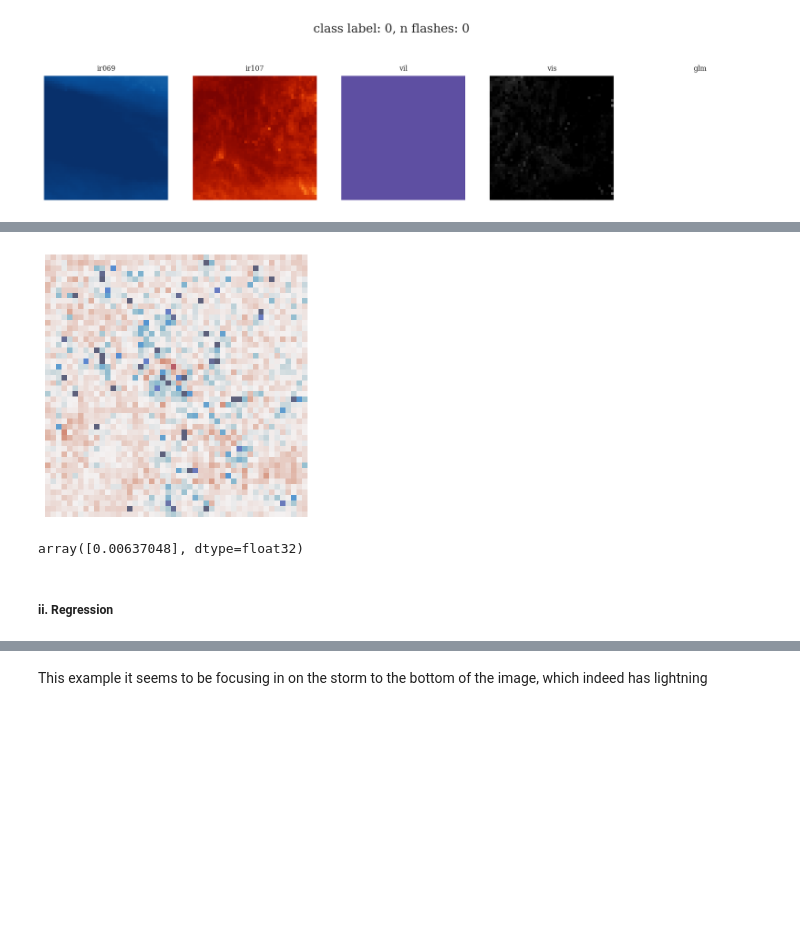
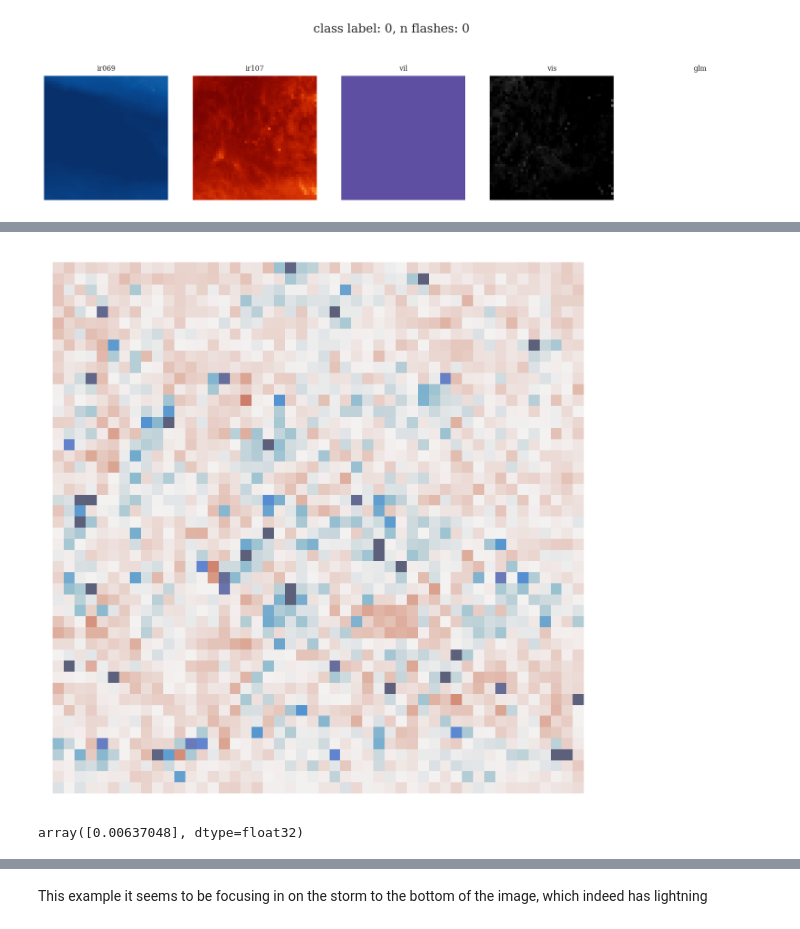
Before and after one commit to ai2es/tai4es-trustathon-2022, a Jupyter notebook: severe/notebooks/Notebook_02a_DeepXAI_SHAP.ipynb, the cells around one changed output, grey strips where cells are left out. Saved outputs shown, nothing was run; the diff lists cells and outputs as text; code cells hidden in the pictures; blank space fills up the shorter version.

```diff
--- a/severe/notebooks/Notebook_02a_DeepXAI_SHAP.ipynb
+++ b/severe/notebooks/Notebook_02a_DeepXAI_SHAP.ipynb
@@ -185,7 +235,9 @@ For the classification CNN, the top feature was VIL, which is consistent with th
 SHAP needs training examples to learn the shap values from. To do this, we will give the shap python package 100 randomly sampled examples from the training dataset
 # %%
 #select a set of background examples to take an expectation over
-background = ds_train.isel(n_samples=np.random.randint(0,ds_train.n_samples.shape[0],size=100))
+rs = np.random.RandomState(123)
+
+background = ds_train.isel(n_samples=rs.randint(0,ds_train.n_samples.shape[0],size=100))
 background = background.features.values
 
 # explain predictions of the model on four images
@@ -357,5 +431,5 @@ divide by zero encountered in log10
 Below the shap values for the classification model for the no lightning event we chose. This is a confident prediction from the model that there is no lighting, the prediction is effectively 0.
 # %%
-shap_values = class_explainer.shap_values(im[np.newaxis,:,:,:])[0][0]
-ax,m = make_plot(im,mask=shap_values,maskalpha=0.7,title=None)
+shap_values_class = class_explainer.shap_values(im[np.newaxis,:,:,:])[0][0]
+ax = make_plot(im,mask=shap_values_class, normalize=True, mask_thresh=0.00025)
 # %% [output]
@@ -365,12 +445,12 @@ Our interpretation of this is that in general the CNN is not focusing in on any
 # %%
 #by default it outputs channelwise results, so here we sum them together
-shap_values_summed = np.sum(shap_values,axis=-1)
-fig,axes = plt.subplots(1,1,figsize=[4, 4])
+shap_values_summed = np.sum(shap_values_class,axis=-1)
+fig,axes = plt.subplots(1,1,figsize=[4, 4], dpi=170)
 fig.set_facecolor('w')
 mask = standardanom(shap_values_summed)
 axes.imshow(mask,cmap=cmocean.cm.balance,alpha=0.7,vmin=-4,vmax=4)
 axes.axis('off')
 plt.tight_layout()
 # %% [output]
-[figure, old version]
+[figure, new version]
 # %%
@@ -378,4 +458,2 @@ class_explainer.expected_value + np.sum(shap_values)
 # %% [output]
 array([0.00637048], dtype=float32)
-# %% [markdown]
-##### ii. Regression
```
Also changed, not shown: parts of 73 cells of this notebook.
